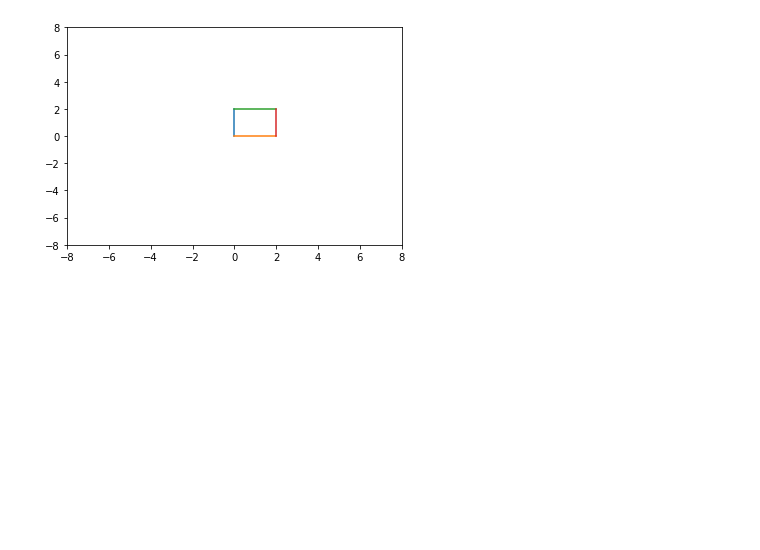
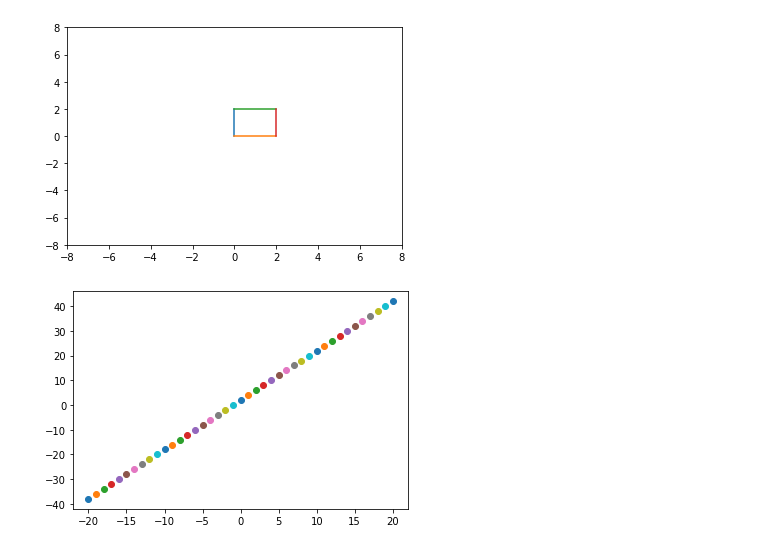
Before and after one commit to nicolasmarino99/learning-maths-with-python, a Jupyter notebook: Chap Graphing and visualization/Graphing.ipynb, the cells around one changed output. Cells and saved outputs as stored; diff of their text form; code cells hidden in the pictures; blank space fills up the shorter version.

Commit message:
Graphing second session

```diff
--- a/Chap Graphing and visualization/Graphing.ipynb
+++ b/Chap Graphing and visualization/Graphing.ipynb
@@ -42,3 +43,10 @@ plt.axis([-8,8,-8,8])
 plt.show()
 # %% [output]
 [figure]
+# %%
+expr = m*x + b
+for i in range(-20,21):
+    plt.plot(i,expr.subs({x:i, m:2, b:2}),'o')
+plt.show()
+# %% [output]
+[figure, added]
```
Also changed, not shown: parts of 7 cells of this notebook.
